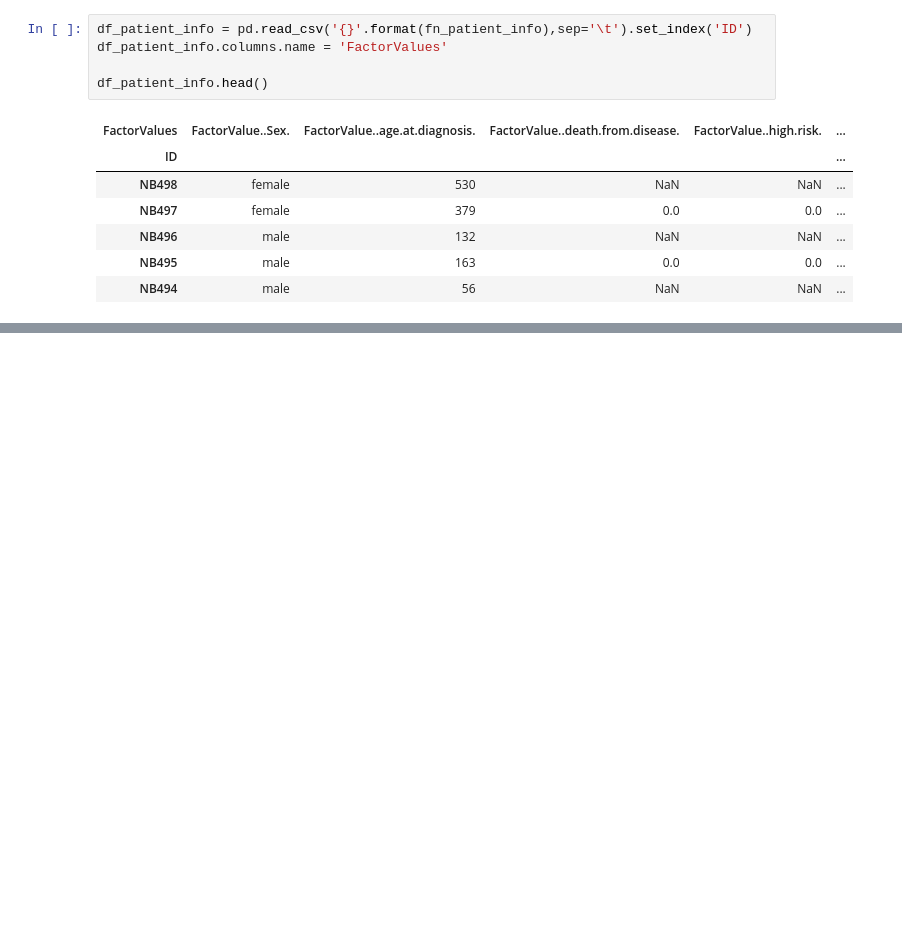
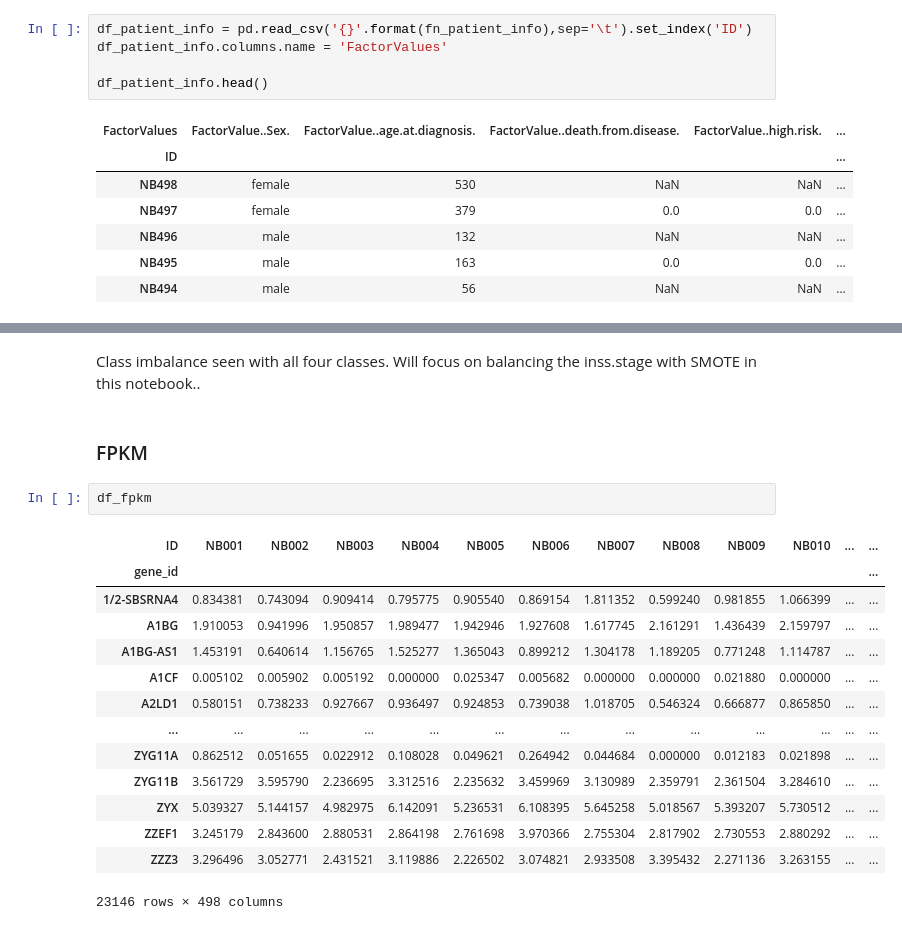
Before and after one commit to 0m0kenny/0m0kenny, a Jupyter notebook: Neurob_Prog.ipynb, the cells around one changed output, grey strips where cells are left out. Saved outputs shown, nothing was run; the diff lists cells and outputs as text; blank space fills up the shorter version.

Commit message:
added eds, smote and feature selection

```diff
--- a/Neurob_Prog.ipynb
+++ b/Neurob_Prog.ipynb
@@ -125,0 +197,21 @@ df_patient_info.head()
+# %% [markdown]
+Class imbalance seen with all four classes. Will focus on balancing the inss.stage with SMOTE in this notebook..
+# %% [markdown]
+### FPKM
+# %%
+df_fpkm
+# %% [output]
+| ID | NB001 | NB002 | NB003 | NB004 | NB005 | NB006 | NB007 | NB008 | NB009 | NB010 | ... | ... |
+| gene_id |  |  |  |  |  |  |  |  |  |  |  | ... |
+| 1/2-SBSRNA4 | 0.834381 | 0.743094 | 0.909414 | 0.795775 | 0.905540 | 0.869154 | 1.811352 | 0.599240 | 0.981855 | 1.066399 | ... | ... |
+| A1BG | 1.910053 | 0.941996 | 1.950857 | 1.989477 | 1.942946 | 1.927608 | 1.617745 | 2.161291 | 1.436439 | 2.159797 | ... | ... |
+| A1BG-AS1 | 1.453191 | 0.640614 | 1.156765 | 1.525277 | 1.365043 | 0.899212 | 1.304178 | 1.189205 | 0.771248 | 1.114787 | ... | ... |
+| A1CF | 0.005102 | 0.005902 | 0.005192 | 0.000000 | 0.025347 | 0.005682 | 0.000000 | 0.000000 | 0.021880 | 0.000000 | ... | ... |
+| A2LD1 | 0.580151 | 0.738233 | 0.927667 | 0.936497 | 0.924853 | 0.739038 | 1.018705 | 0.546324 | 0.666877 | 0.865850 | ... | ... |
+| ... | ... | ... | ... | ... | ... | ... | ... | ... | ... | ... | ... | ... |
+| ZYG11A | 0.862512 | 0.051655 | 0.022912 | 0.108028 | 0.049621 | 0.264942 | 0.044684 | 0.000000 | 0.012183 | 0.021898 | ... | ... |
+| ZYG11B | 3.561729 | 3.595790 | 2.236695 | 3.312516 | 2.235632 | 3.459969 | 3.130989 | 2.359791 | 2.361504 | 3.284610 | ... | ... |
+| ZYX | 5.039327 | 5.144157 | 4.982975 | 6.142091 | 5.236531 | 6.108395 | 5.645258 | 5.018567 | 5.393207 | 5.730512 | ... | ... |
+| ZZEF1 | 3.245179 | 2.843600 | 2.880531 | 2.864198 | 2.761698 | 3.970366 | 2.755304 | 2.817902 | 2.730553 | 2.880292 | ... | ... |
+| ZZZ3 | 3.296496 | 3.052771 | 2.431521 | 3.119886 | 2.226502 | 3.074821 | 2.933508 | 3.395432 | 2.271136 | 3.263155 | ... | ... |
+23146 rows × 498 columns
```
Also changed, not shown: parts of 29 cells of this notebook.
